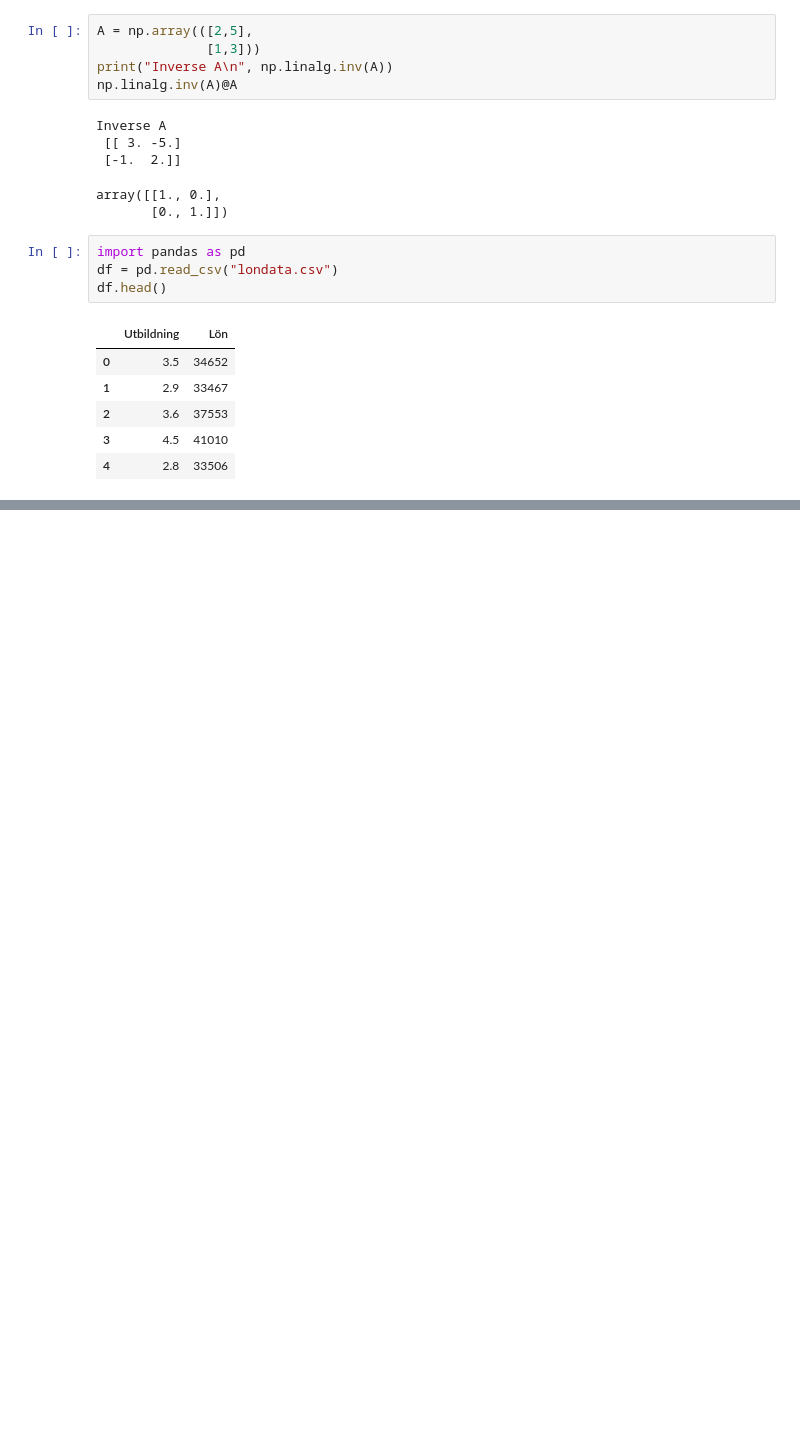
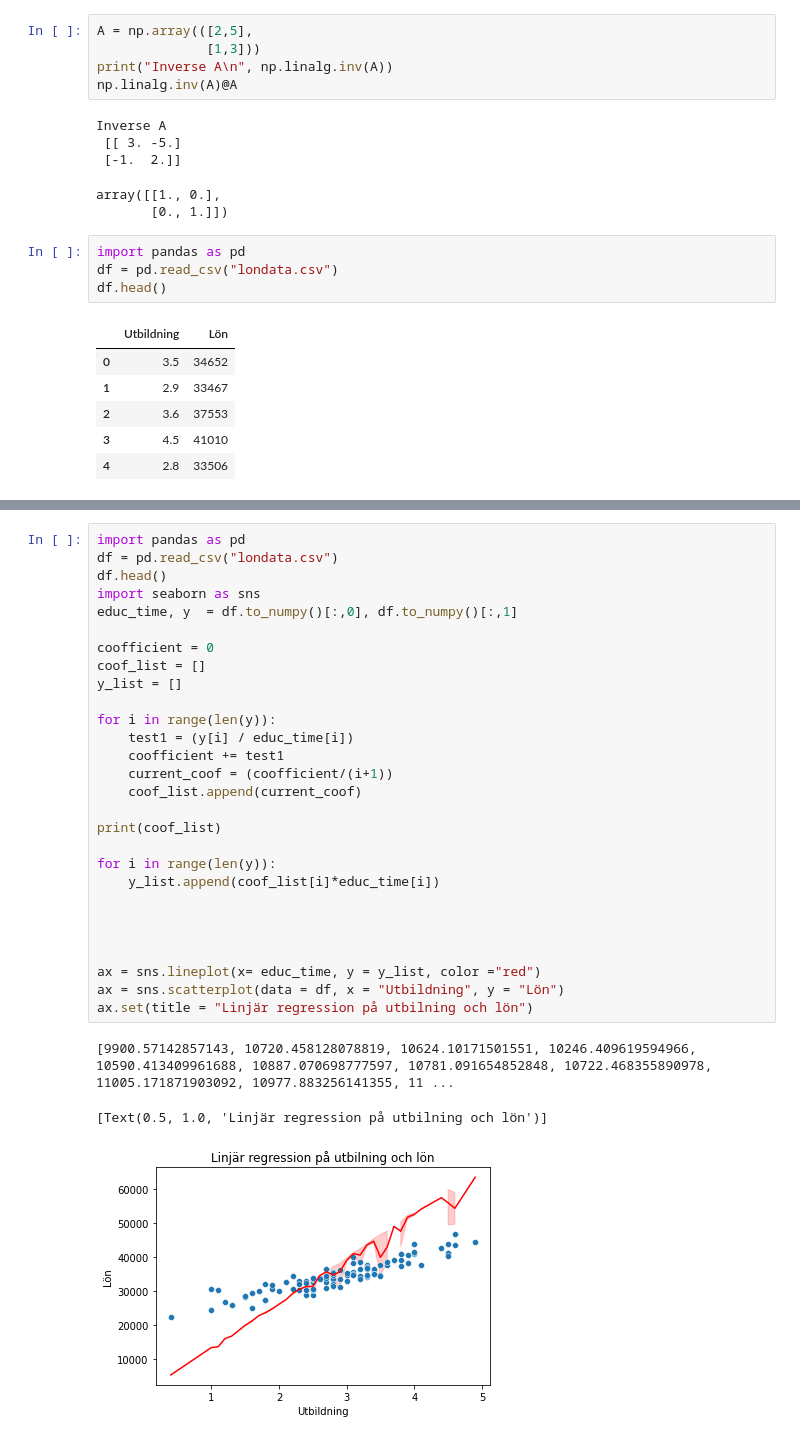
Before and after one commit to FHegardt/Databehandling_Fredrik_Hegardt, a Jupyter notebook: Explorations/Linear_Algebra.ipynb, the cells around one changed output, grey strips where cells are left out. Cells and saved outputs as stored; diff of their text form; blank space fills up the shorter version.

Commit message:
linear test, not working

```diff
--- a/Explorations/Linear_Algebra.ipynb
+++ b/Explorations/Linear_Algebra.ipynb
@@ -60 +78,33 @@ ax.set(title = "Linjär regression på utbilning och lön")
 [figure]
+# %%
+import pandas as pd
+df = pd.read_csv("londata.csv")
+df.head()
+import seaborn as sns
+educ_time, y  = df.to_numpy()[:,0], df.to_numpy()[:,1]
+
+coofficient = 0
+coof_list = []
+y_list = []
+
+for i in range(len(y)):
+    test1 = (y[i] / educ_time[i])
+    coofficient += test1
+    current_coof = (coofficient/(i+1))
+    coof_list.append(current_coof)
+
+print(coof_list)
+
+for i in range(len(y)):
+    y_list.append(coof_list[i]*educ_time[i])
+
+
+
+
+ax = sns.lineplot(x= educ_time, y = y_list, color ="red")
+ax = sns.scatterplot(data = df, x = "Utbildning", y = "Lön")
+ax.set(title = "Linjär regression på utbilning och lön")
+# %% [output]
+[9900.57142857143, 10720.458128078819, 10624.10171501551, 10246.409619594966, 10590.413409961688, 10887.070698777597, 10781.091654852848, 10722.468355890978, 11005.171871903092, 10977.883256141355, 11 ...
+[Text(0.5, 1.0, 'Linjär regression på utbilning och lön')]
+[figure, added]
```
Also changed, not shown: parts of 1 cell of this notebook.
